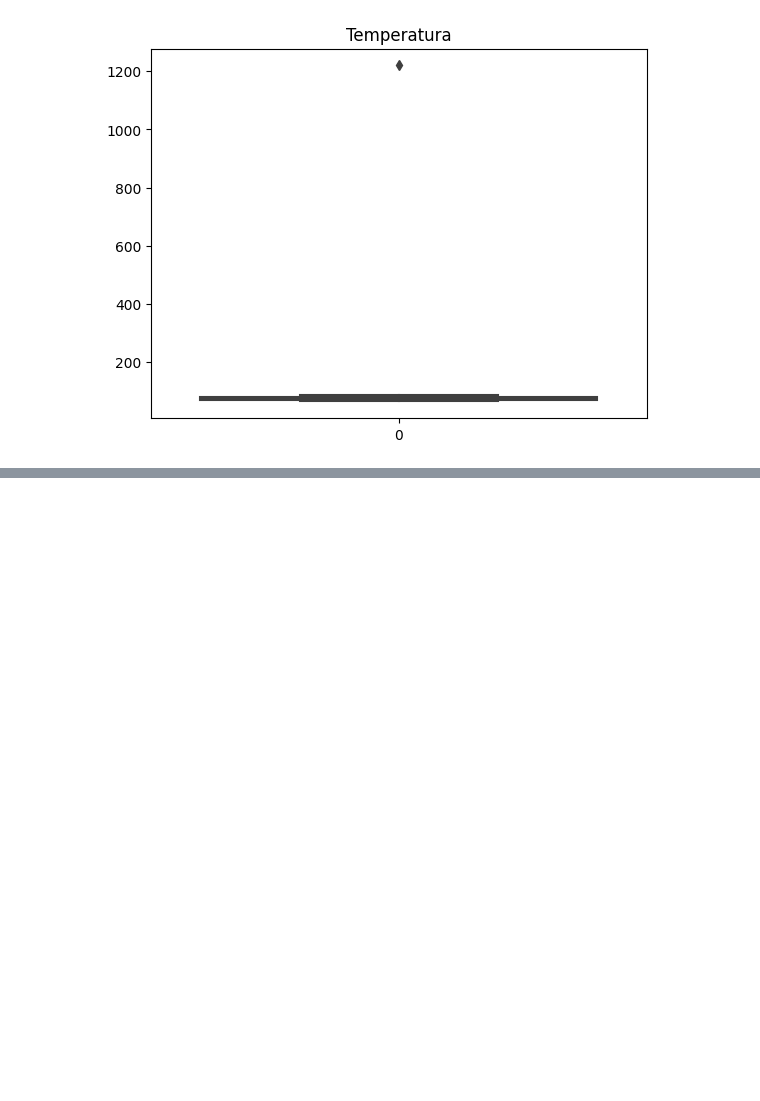
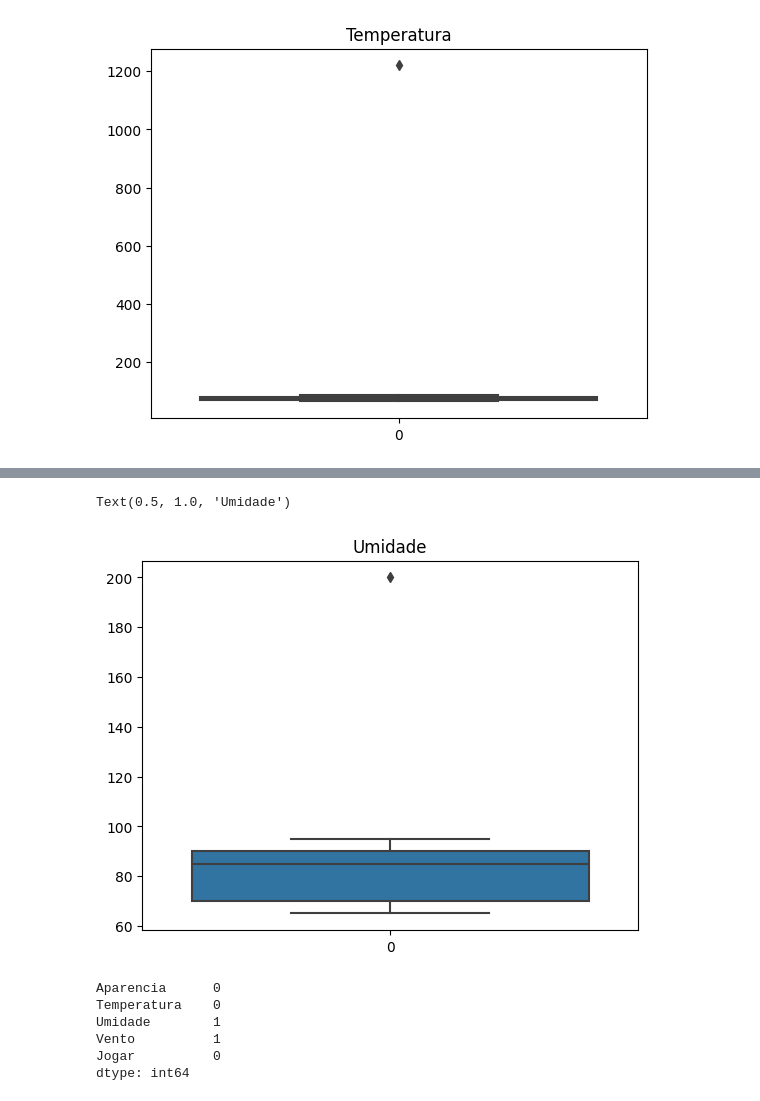
Before and after one commit to Rafaelse6/py-cd-tempo, a Jupyter notebook: cd-tempo/main.ipynb, the cells around one changed output, grey strips where cells are left out. Saved outputs shown, nothing was run; the diff lists cells and outputs as text; code cells hidden in the pictures; blank space fills up the shorter version.

```diff
--- a/cd-tempo/main.ipynb
+++ b/cd-tempo/main.ipynb
@@ -74,0 +86,15 @@ Text(0.5, 1.0, 'Temperatura')
+# %%
+srn.boxplot(dataset['Umidade']).set_title('Umidade')
+# %% [output]
+Text(0.5, 1.0, 'Umidade')
+[figure, added]
+# %%
+# couting NAN values
+dataset.isnull().sum()
+# %% [output]
+Aparencia      0
+Temperatura    0
+Umidade        1
+Vento          1
+Jogar          0
+dtype: int64
```
Also changed, not shown: parts of 1 cell of this notebook.
